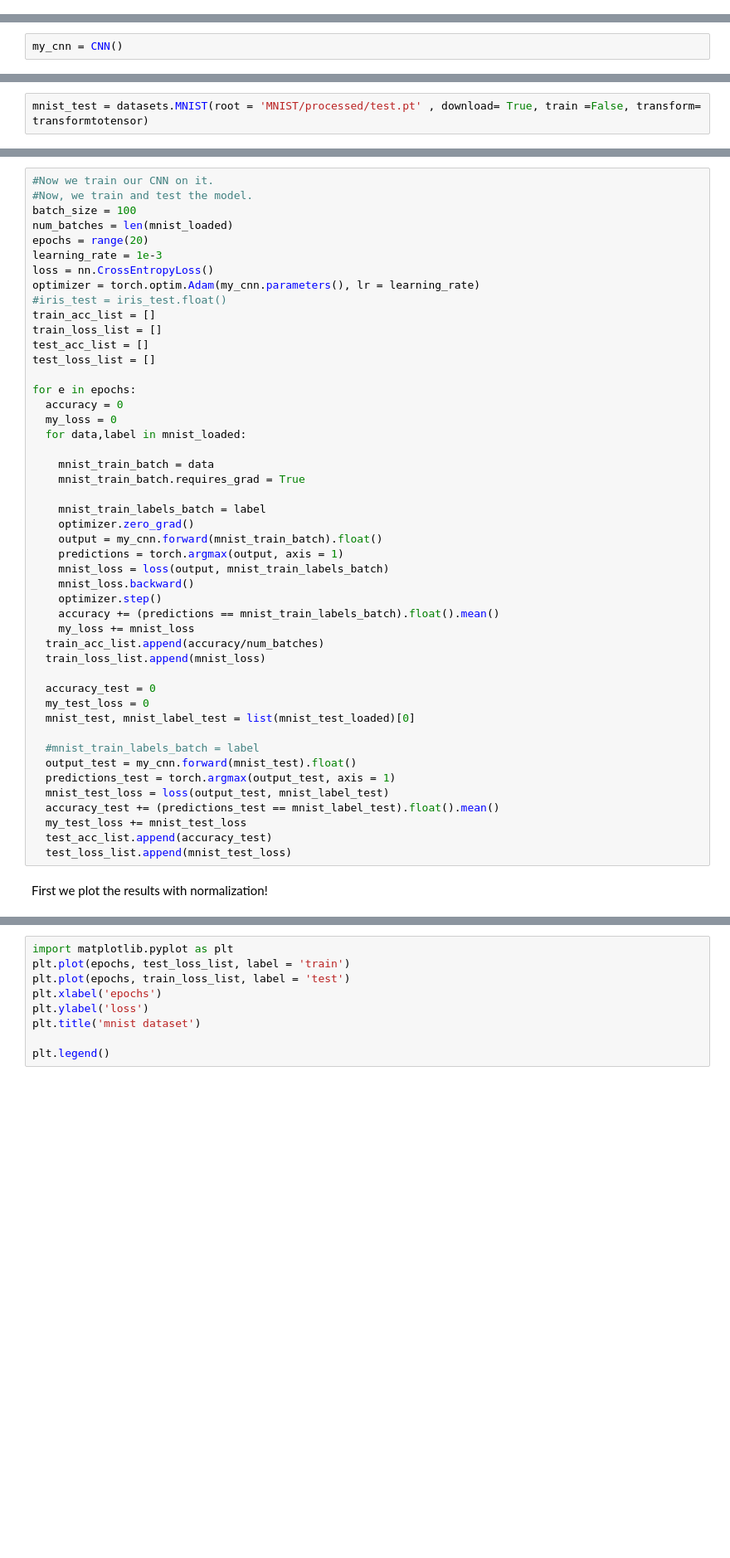
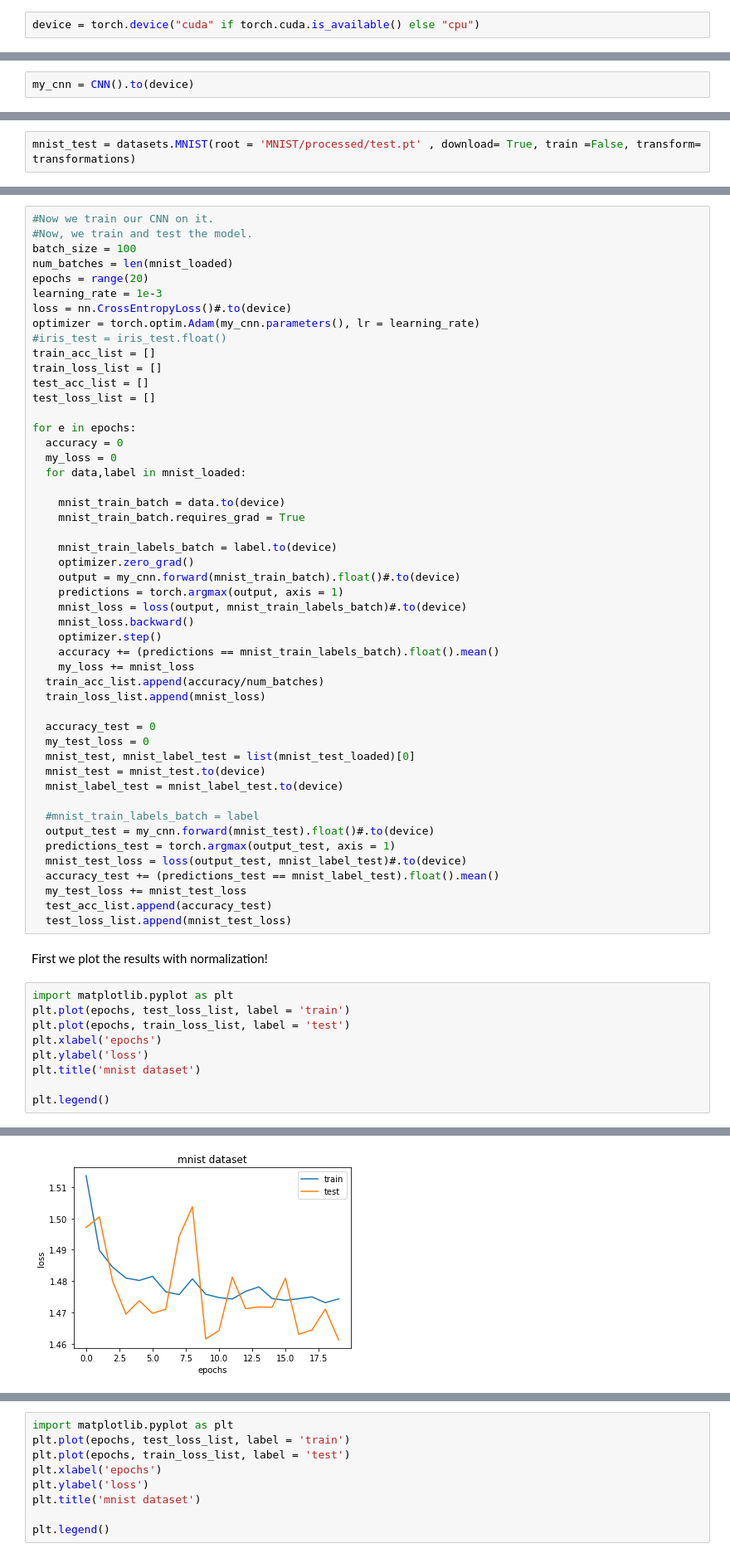
Before and after one commit to Beh-noush/General-Python, a Jupyter notebook: FCNN.ipynb, the cells around one changed output, grey strips where cells are left out. Shown: that part at 83% size. Saved outputs shown, nothing was run; the diff lists cells and outputs as text; blank space fills up the shorter version.

```diff
--- a/FCNN.ipynb
+++ b/FCNN.ipynb
@@ -262,3 +262,5 @@ import torch.optim
 import torch.nn.functional as F
 from sklearn import datasets
 import numpy as np
+# %%
+device = torch.device("cuda" if torch.cuda.is_available() else "cpu")
@@ -302,7 +308,7 @@ plt.imshow(image.view(28,28))
 <matplotlib.image.AxesImage at 0x...>
 [figure]
 # %%
-my_cnn = CNN()
+my_cnn = CNN().to(device)
 # %%
 image.shape
 # %% [output]
@@ -341,7 +347,7 @@ transformations = transforms.Compose([transforms.ToTensor(), transforms.Normaliz
 # %%
 mnist_train = datasets.MNIST(root = 'MNIST/processed/training.pt' , download= True, transform= transformations)
 # %%
-mnist_test = datasets.MNIST(root = 'MNIST/processed/test.pt' , download= True, train =False, transform= transformtotensor)
+mnist_test = datasets.MNIST(root = 'MNIST/processed/test.pt' , download= True, train =False, transform= transformations)
 # %%
 mnist_loaded = torch.utils.data.DataLoader(mnist_train, batch_size = 100, shuffle = True)
 # %%
@@ -357,7 +363,7 @@ batch_size = 100
 num_batches = len(mnist_loaded)
 epochs = range(20)
 learning_rate = 1e-3
-loss = nn.CrossEntropyLoss()
+loss = nn.CrossEntropyLoss()#.to(device)
 optimizer = torch.optim.Adam(my_cnn.parameters(), lr = learning_rate)
 #iris_test = iris_test.float()
 train_acc_list = []
@@ -370,14 +376,14 @@ for e in epochs:
   my_loss = 0
   for data,label in mnist_loaded:
 
-    mnist_train_batch = data
+    mnist_train_batch = data.to(device)
     mnist_train_batch.requires_grad = True
 
-    mnist_train_labels_batch = label
+    mnist_train_labels_batch = label.to(device)
     optimizer.zero_grad()
-    output = my_cnn.forward(mnist_train_batch).float()
+    output = my_cnn.forward(mnist_train_batch).float()#.to(device)
     predictions = torch.argmax(output, axis = 1)
-    mnist_loss = loss(output, mnist_train_labels_batch)
+    mnist_loss = loss(output, mnist_train_labels_batch)#.to(device)
     mnist_loss.backward()
     optimizer.step()
     accuracy += (predictions == mnist_train_labels_batch).float().mean()
@@ -388,14 +394,26 @@ for e in epochs:
   accuracy_test = 0
   my_test_loss = 0
   mnist_test, mnist_label_test = list(mnist_test_loaded)[0]
+  mnist_test = mnist_test.to(device)
+  mnist_label_test = mnist_label_test.to(device)
 
   #mnist_train_labels_batch = label
-  output_test = my_cnn.forward(mnist_test).float()
+  output_test = my_cnn.forward(mnist_test).float()#.to(device)
   predictions_test = torch.argmax(output_test, axis = 1)
-  mnist_test_loss = loss(output_test, mnist_label_test)
+  mnist_test_loss = loss(output_test, mnist_label_test)#.to(device)
   accuracy_test += (predictions_test == mnist_label_test).float().mean()
   my_test_loss += mnist_test_loss
   test_acc_list.append(accuracy_test)
   test_loss_list.append(mnist_test_loss)
 # %% [markdown]
 First we plot the results with normalization!
+# %%
+import matplotlib.pyplot as plt
+plt.plot(epochs, test_loss_list, label = 'train')
+plt.plot(epochs, train_loss_list, label = 'test')
+plt.xlabel('epochs')
+plt.ylabel('loss')
+plt.title('mnist dataset')
+
+plt.legend()
+# %% [output]
@@ -401,0 +421 @@ First we plot the results with normalization!
+[figure, added]
```
Also changed, not shown: parts of 8 cells of this notebook.
